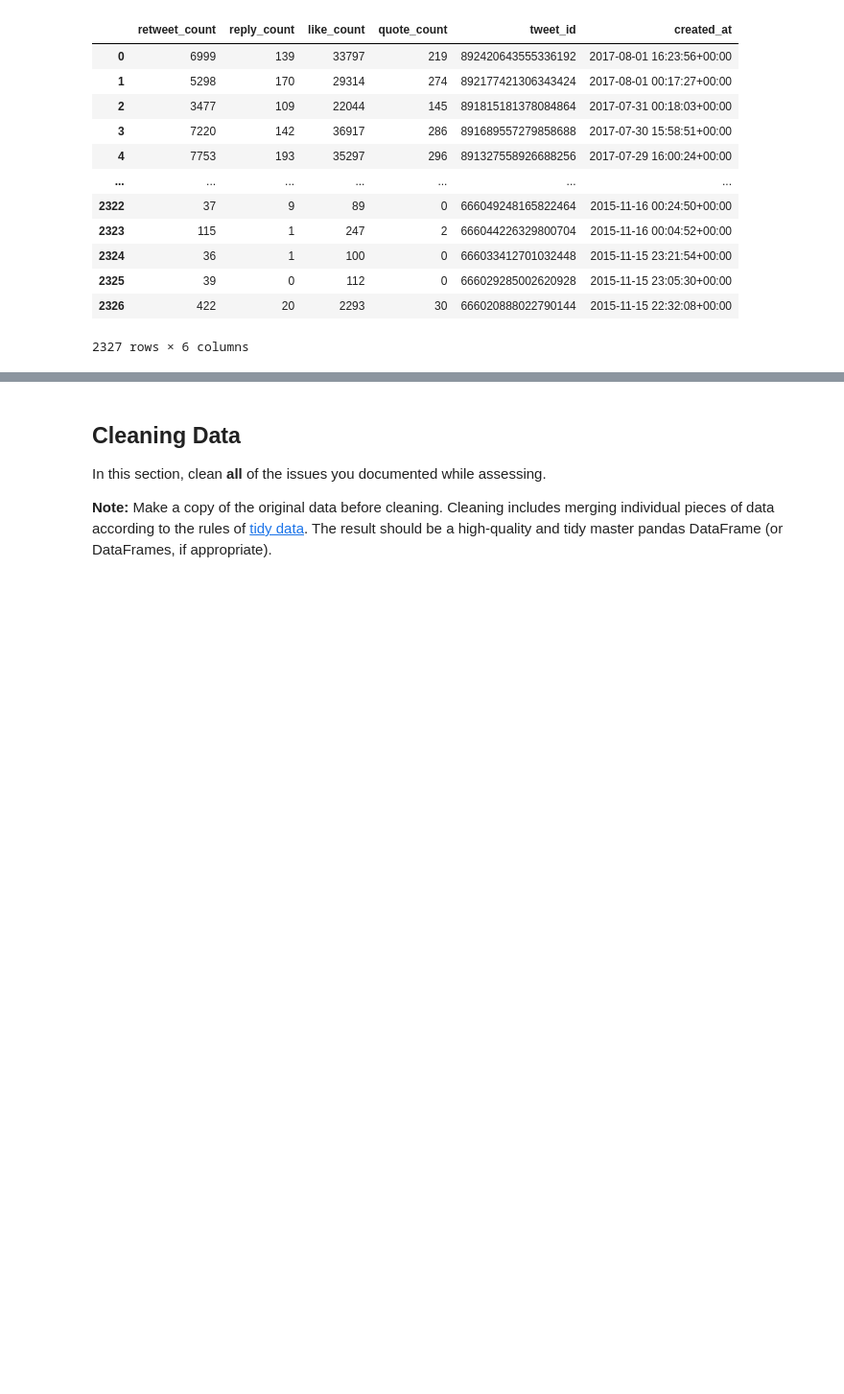
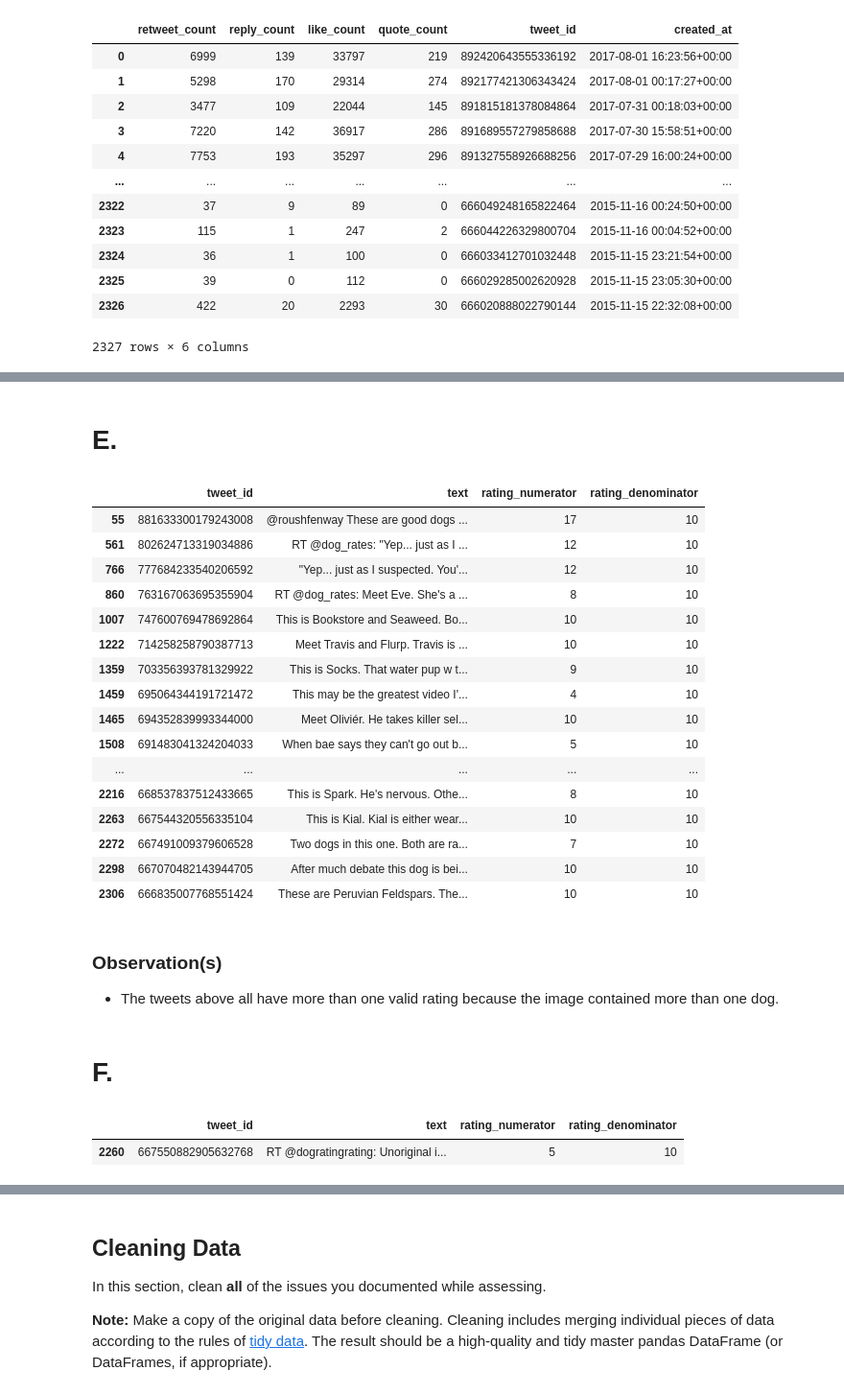
Before and after one commit to Cofucan/weratedogs_twitter_analysis, a Jupyter notebook: wrangle_act.ipynb, the cells around one changed output, grey strips where cells are left out. Shown at 96% size. Cells and saved outputs as stored; diff of their text form; code cells hidden in the pictures; blank space fills up the shorter version.

```diff
--- a/wrangle_act.ipynb
+++ b/wrangle_act.ipynb
@@ -287,0 +410,2 @@ Name: source, dtype: int64
+# %% [markdown]
+# E.
@@ -287,0 +417,35 @@ Name: source, dtype: int64
+# %%
+# df_tweets_enhanced['text'].apply(lambda x: len(re.findall("-?\d+\.\d+\/10|-?\d+\/10", x)) > 1)
+# df_tweets_enhanced['text'].apply(lambda x: len(re.findall("-?\d+\.\d+\/10|-?\d+\/10", x)) > 1).value_counts()
+df_tweets_enhanced[df_tweets_enhanced['text'].apply(lambda x: len(re.findall(
+    "-?\d+\.\d+\/10|-?\d+\/10", x)) > 1)][['tweet_id', 'text', 'rating_numerator', 'rating_denominator']]
+# %% [output]
+|  | tweet_id | text | rating_numerator | rating_denominator |
+| 55 | 881633300179243008 | @roushfenway These are good dogs ... | 17 | 10 |
+| 561 | 802624713319034886 | RT @dog_rates: "Yep... just as I ... | 12 | 10 |
+| 766 | 777684233540206592 | "Yep... just as I suspected. You'... | 12 | 10 |
+| 860 | 763167063695355904 | RT @dog_rates: Meet Eve. She's a ... | 8 | 10 |
+| 1007 | 747600769478692864 | This is Bookstore and Seaweed. Bo... | 10 | 10 |
+| 1222 | 714258258790387713 | Meet Travis and Flurp. Travis is ... | 10 | 10 |
+| 1359 | 703356393781329922 | This is Socks. That water pup w t... | 9 | 10 |
+| 1459 | 695064344191721472 | This may be the greatest video I'... | 4 | 10 |
+| 1465 | 694352839993344000 | Meet Oliviér. He takes killer sel... | 10 | 10 |
+| 1508 | 691483041324204033 | When bae says they can't go out b... | 5 | 10 |
+| ... | ... | ... | ... | ... |
+| 2216 | 668537837512433665 | This is Spark. He's nervous. Othe... | 8 | 10 |
+| 2263 | 667544320556335104 | This is Kial. Kial is either wear... | 10 | 10 |
+| 2272 | 667491009379606528 | Two dogs in this one. Both are ra... | 7 | 10 |
+| 2298 | 667070482143944705 | After much debate this dog is bei... | 10 | 10 |
+| 2306 | 666835007768551424 | These are Peruvian Feldspars. The... | 10 | 10 |
+# %% [markdown]
+### Observation(s)
+
+- The tweets above all have more than one valid rating because the image contained more than one dog.
+# %% [markdown]
+# F.
+# %%
+df_tweets_enhanced[df_tweets_enhanced.text.str.contains(
+    r"-\d+\.\d+\/10|-\d+\/10")][['tweet_id', 'text', 'rating_numerator', 'rating_denominator']]
+# %% [output]
+|  | tweet_id | text | rating_numerator | rating_denominator |
+| 2260 | 667550882905632768 | RT @dogratingrating: Unoriginal i... | 5 | 10 |
```
Also changed, not shown: parts of 96 cells of this notebook, 3 other files.
